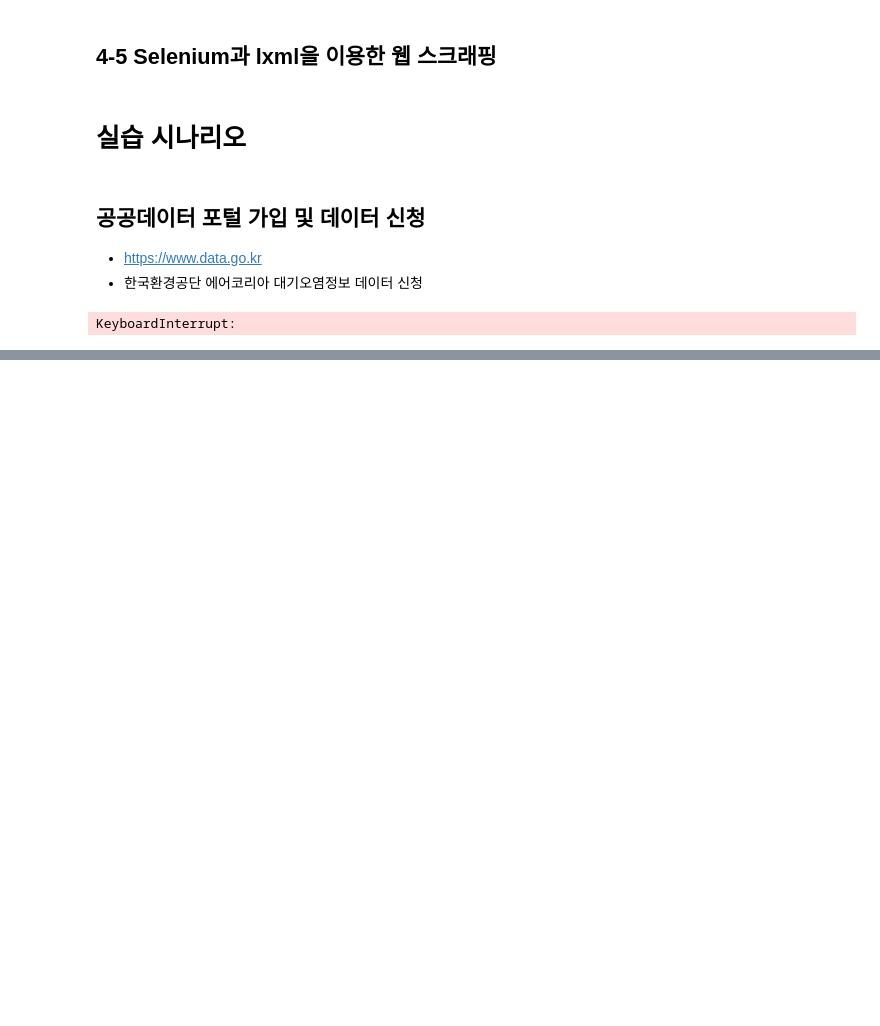
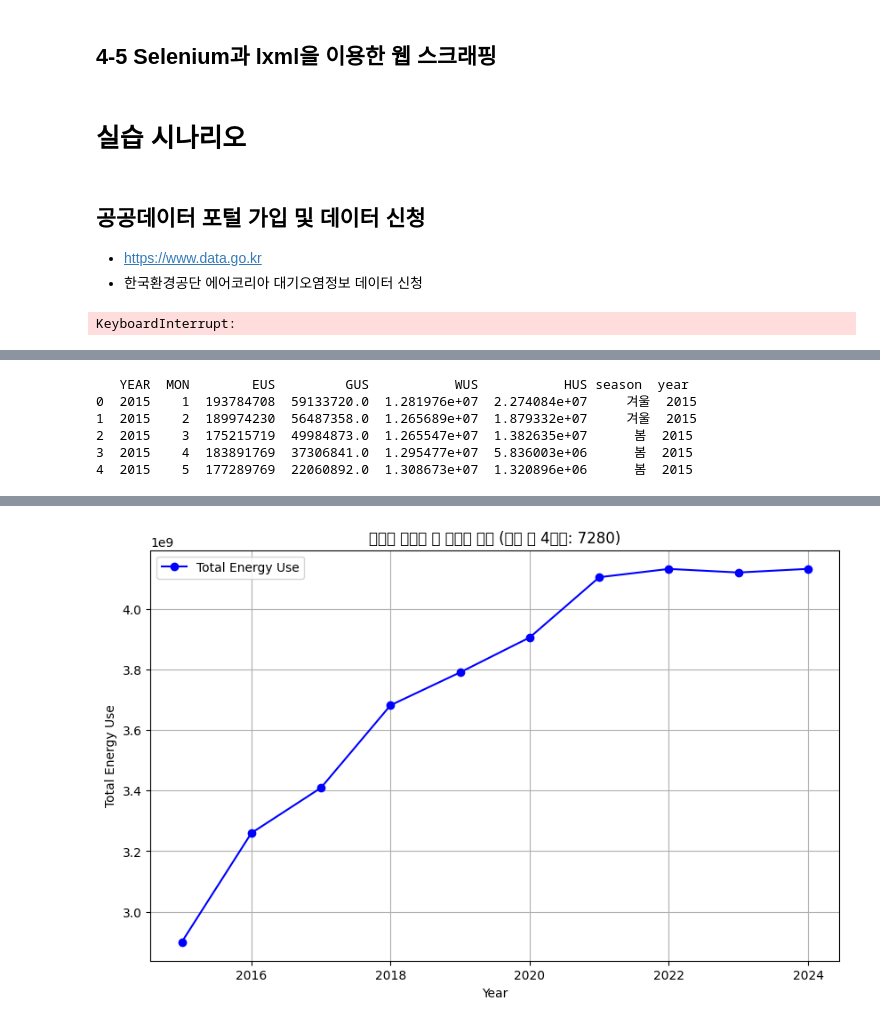
Before and after one commit to Kuemwoisuk/Data-Analysis-with-Open-Source, a Jupyter notebook: 오픈소스_데이터_분석_4강.ipynb, the cells around one changed output, grey strips where cells are left out. Saved outputs shown, nothing was run; the diff lists cells and outputs as text; code cells hidden in the pictures; blank space fills up the shorter version.

```diff
--- a/오픈소스_데이터_분석_4강.ipynb
+++ b/오픈소스_데이터_분석_4강.ipynb
@@ -55,9 +55,10 @@ params = {
 
 try:
     ## URL 및 파라미터 전송
-
+    response = requests.get(url, params = params)
+    response.raise_for_status()
     ## JSON 데이터 읽기
-
+    data = response.json()
     print("API 응답:", data)
     print("서울시 종로구의 현재 온도는 : {0}{1} 입니다.".format(data['current']['temperature_2m'], data['current_units']['temperature_2m']))
 
@@ -213,0 +300,70 @@ KeyError: 'items'
+# %%
+import pandas as pd
+
+##계절 컬럼 추가
+def month_to_season(month):
+    if 3 <= month <= 5:
+        return '봄'
+    elif 6 <= month <= 8:
+        return '여름'
+    elif 9 <= month <= 11:
+        return '가을'
+    else:
+        # 12,1,2 → 겨울
+        return '겨울'
+
+df['season'] = df['MON'].apply(month_to_season)
+
+# 연도 컬럼 복제 또는 이름 변경
+df['year'] = df['YEAR']
+
+print(df.head())
+# %% [output]
+   YEAR  MON        EUS         GUS           WUS           HUS season  year
+0  2015    1  193784708  59133720.0  1.281976e+07  2.274084e+07     겨울  2015
+1  2015    2  189974230  56487358.0  1.265689e+07  1.879332e+07     겨울  2015
+2  2015    3  175215719  49984873.0  1.265547e+07  1.382635e+07      봄  2015
+3  2015    4  183891769  37306841.0  1.295477e+07  5.836003e+06      봄  2015
+4  2015    5  177289769  22060892.0  1.308673e+07  1.320896e+06      봄  2015
+# %%
+
+import pandas as pd
+import matplotlib.pyplot as plt
+import matplotlib.font_manager as fm
+import os
+
+# 폰트 경로 (윈도우)
+font_path = r"C:\Windows\Fonts\malgun.ttf"  # 또는 실제 너의 PC에 있는 폰트 파일명
+
+# 폰트 프로퍼티 얻기
+font_prop = fm.FontProperties(fname=font_path).get_name()
+
+# 설정 적용
+plt.rc('font', family=font_prop)
+plt.rcParams['axes.unicode_minus'] = False  # 마이너스 기호 깨짐 방지
+
+cols = ['EUS', 'GUS', 'WUS', 'HUS']
+for col in cols:
+    df[col] = pd.to_numeric(df[col], errors='coerce')
+
+# 총 사용량 계산
+df['TOTAL'] = df['EUS'] + df['GUS'] + df['WUS'] + df['HUS']
+# 연도별 총합 계산
+annual_sum = df.groupby('YEAR', as_index=False)['TOTAL'].sum()
+# 변화량 계산
+annual_sum['CHANGE'] = annual_sum['TOTAL'].diff()
+# 선 그래프 시각화
+plt.figure(figsize=(10,6))
+plt.plot(annual_sum['YEAR'], annual_sum['TOTAL'], marker='o', linestyle='-', color='blue', label='Total Energy Use')
+plt.xlabel('Year')
+plt.ylabel('Total Energy Use')
+plt.title('연도별 에너지 총 사용량 변화 (학번 뒤 4자리: 7280)')
+plt.legend()
+plt.grid(True)
+
+plt.ticklabel_format(style='sci', axis='y', scilimits=(0,0))
+
+# 그래프 저장
+plt.savefig('energy_trend_7280.png', dpi=300)
+plt.show()
+# %% [output]
@@ -213,0 +387 @@ KeyError: 'items'
+[figure, added]
```
Also changed, not shown: parts of 7 cells of this notebook.
